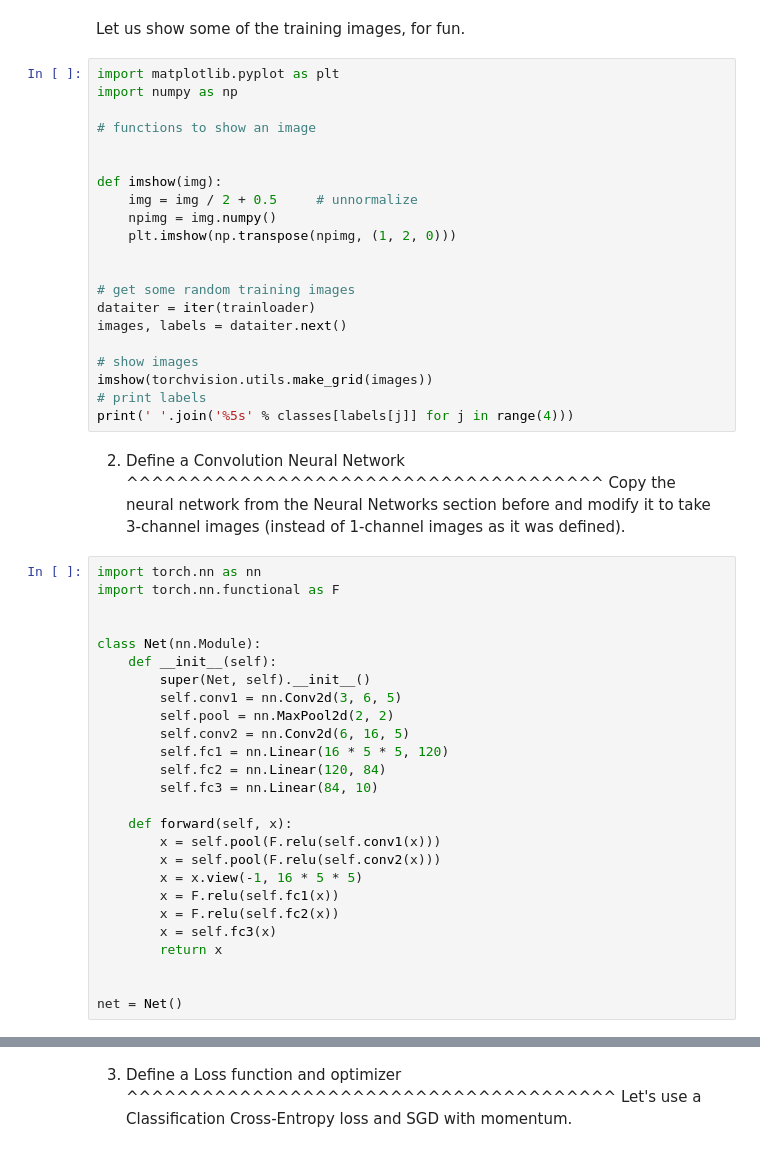
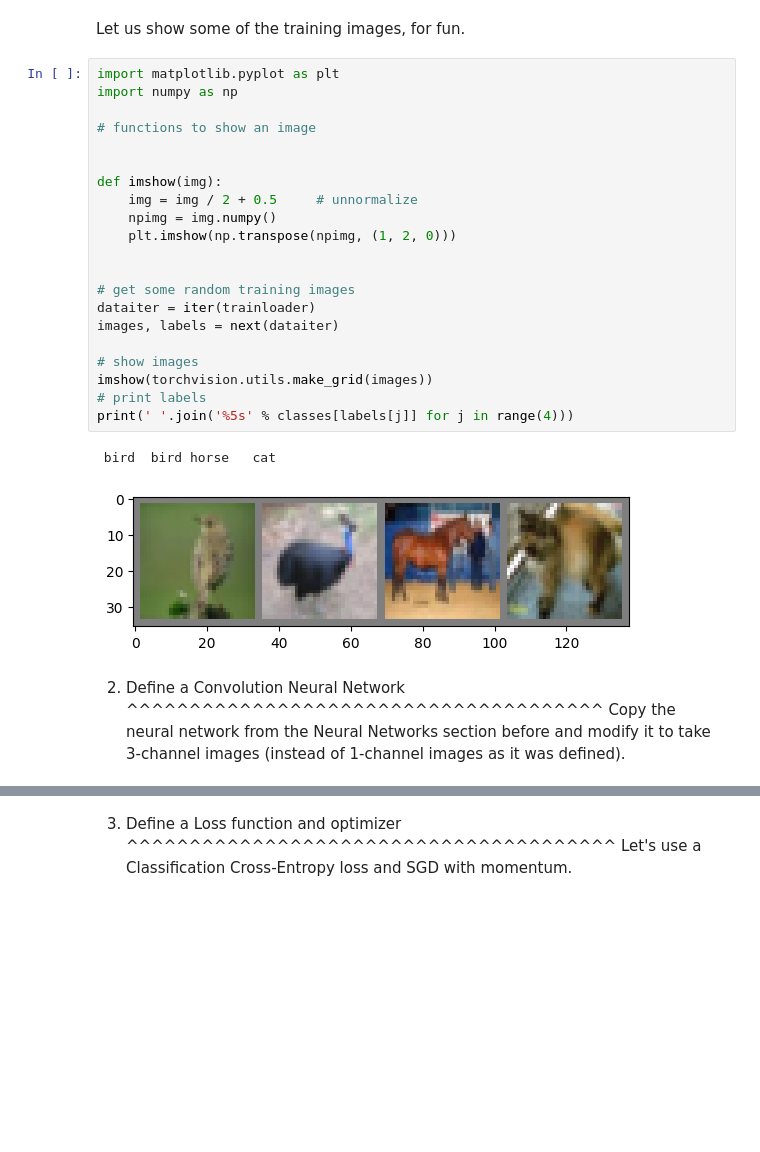
Before and after one commit to vinh9873/MachineLearning, a Jupyter notebook: _downloads/cifar10_tutorial.ipynb, the cells around one changed output, grey strips where cells are left out. Drawn from its saved outputs; the diff is of its cells as text; blank space fills up the shorter version.

```diff
--- a/_downloads/cifar10_tutorial.ipynb
+++ b/_downloads/cifar10_tutorial.ipynb
@@ -87,52 +95,29 @@ Let us show some of the training images, for fun.
 # %%
 import matplotlib.pyplot as plt
 import numpy as np
 
 # functions to show an image
 
 
 def imshow(img):
     img = img / 2 + 0.5     # unnormalize
     npimg = img.numpy()
     plt.imshow(np.transpose(npimg, (1, 2, 0)))
 
 
 # get some random training images
 dataiter = iter(trainloader)
-images, labels = dataiter.next()
+images, labels = next(dataiter)
 
 # show images
 imshow(torchvision.utils.make_grid(images))
 # print labels
 print(' '.join('%5s' % classes[labels[j]] for j in range(4)))
+# %% [output]
+ bird  bird horse   cat
+[figure, added]
 # %% [markdown]
 2. Define a Convolution Neural Network
 ^^^^^^^^^^^^^^^^^^^^^^^^^^^^^^^^^^^^^^
 Copy the neural network from the Neural Networks section before and modify it to
 take 3-channel images (instead of 1-channel images as it was defined).
-# %%
-import torch.nn as nn
-import torch.nn.functional as F
-
-
-class Net(nn.Module):
-    def __init__(self):
-        super(Net, self).__init__()
-        self.conv1 = nn.Conv2d(3, 6, 5)
-        self.pool = nn.MaxPool2d(2, 2)
-        self.conv2 = nn.Conv2d(6, 16, 5)
-        self.fc1 = nn.Linear(16 * 5 * 5, 120)
-        self.fc2 = nn.Linear(120, 84)
-        self.fc3 = nn.Linear(84, 10)
-
-    def forward(self, x):
-        x = self.pool(F.relu(self.conv1(x)))
-        x = self.pool(F.relu(self.conv2(x)))
-        x = x.view(-1, 16 * 5 * 5)
-        x = F.relu(self.fc1(x))
-        x = F.relu(self.fc2(x))
-        x = self.fc3(x)
-        return x
-
-
-net = Net()
```
Also changed, not shown: parts of 6 cells of this notebook.
